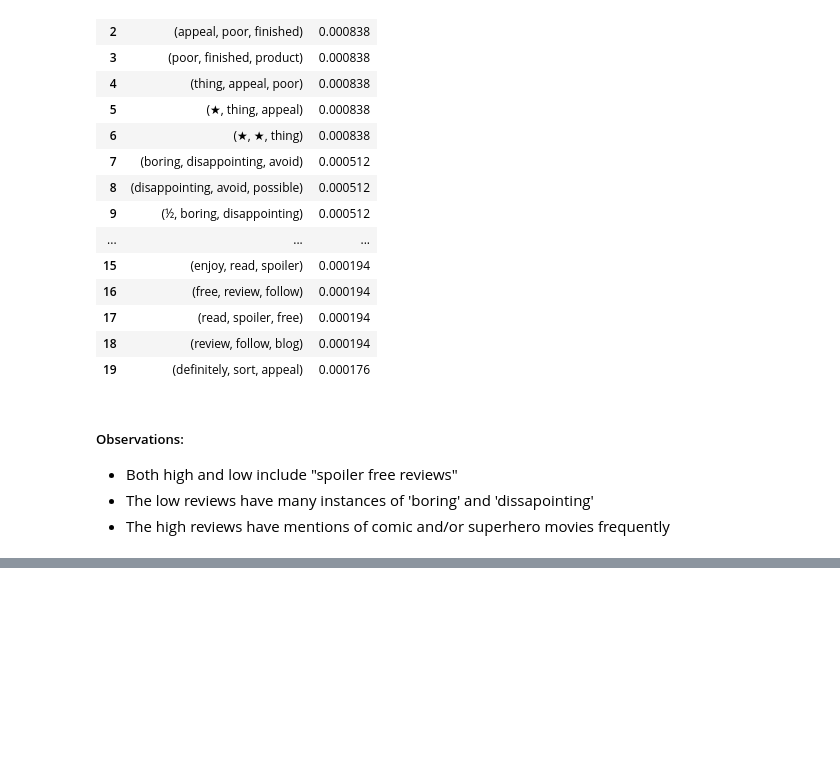
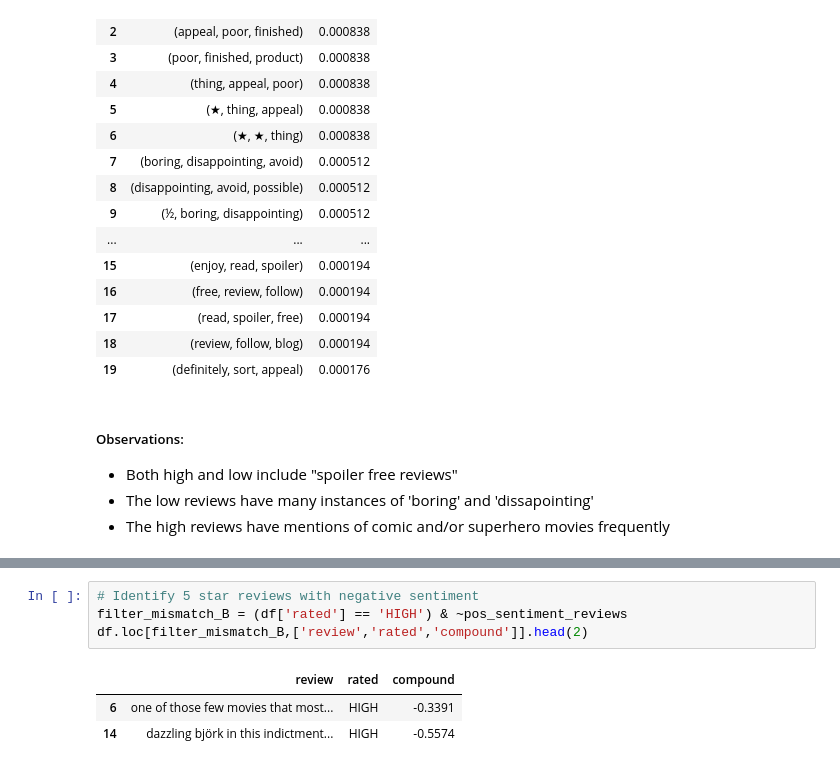
Before and after one commit to Gondram/Exploration-of-IMDB-rating-predictors, a Jupyter notebook: NLP_Analysis_of_Movie_Reviews.ipynb, the cells around one changed output, grey strips where cells are left out. Cells and saved outputs as stored; diff of their text form; blank space fills up the shorter version.

```diff
--- a/NLP_Analysis_of_Movie_Reviews.ipynb
+++ b/NLP_Analysis_of_Movie_Reviews.ipynb
@@ -436,0 +488,8 @@ get_ngram_measures_finder(low_reviews_tokens_exploded_list, ngrams=3, top_n=20)
+# %%
+# Identify 5 star reviews with negative sentiment
+filter_mismatch_B = (df['rated'] == 'HIGH') & ~pos_sentiment_reviews
+df.loc[filter_mismatch_B,['review','rated','compound']].head(2)
+# %% [output]
+|  | review | rated | compound |
+| 6 | one of those few movies that most... | HIGH | -0.3391 |
+| 14 | dazzling björk in this indictment... | HIGH | -0.5574 |
```
Also changed, not shown: parts of 16 cells of this notebook, 2 other files.
